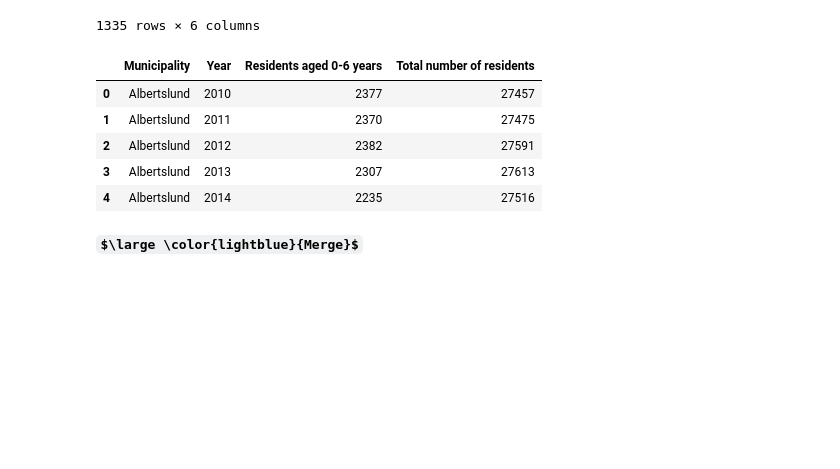
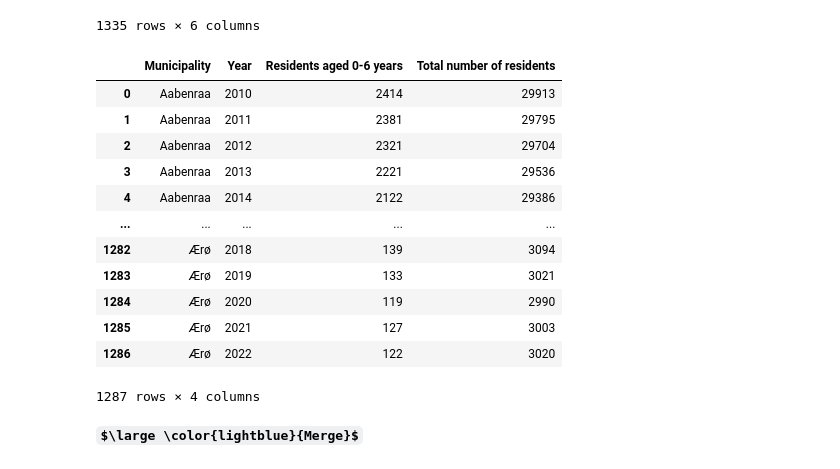
Before and after one commit to NumEconCopenhagen/projects-2023-agnete_louise_mathilde, a Jupyter notebook: dataproject/dataproject.ipynb, the cells around one changed output. Drawn from its saved outputs; the diff is of its cells as text; code cells hidden in the pictures; some formulas as TeX source; blank space fills up the shorter version.

```diff
--- a/dataproject/dataproject.ipynb
+++ b/dataproject/dataproject.ipynb
@@ -124,51 +124,58 @@ By_vars = Dst.get_variables(table_id='BY2')
 By_vars
 
 # Make the Dataframe
-variables_by = {'KOMK':['*'],'ALDER':['*'], 'KØN':['*'], 'Tid':['*']}
+variables_by = {'KOMK':['*'],'BYST':['*'],'ALDER':['*'], 'Tid':['*']}
 by_gen= Dst.get_data(table_id = 'BY2', variables=variables_by)
 by_gen.sort_values(by=['TID', 'KOMK'], inplace=True)
 
 # Rename the columns
-by_gen = by_gen.rename(columns={'KOMK':'Municipality','ALDER':'Age','KØN':'Gender', 'TID':'Year'})
+by_gen = by_gen.rename(columns={'KOMK':'Municipality','ALDER':'Age', 'TID':'Year'})
 
 # Remove non-numeric characters from the "Age" column (the observations in 'Age' are of the type "51 years" and not "51")
 by_gen['Age'] = by_gen['Age'].str.replace(' years?', '', regex=True).astype(int)
 
 # Filter the dataset to select rows where Age is between 0 and 6 years
 age_0_to_6 = by_gen[(by_gen['Age'] >= 0) & (by_gen['Age'] <= 6)]
 
 # Group the data by Municipality and Year and sum the number of persons
 grouped_data = age_0_to_6.groupby(['Municipality', 'Year'])['INDHOLD'].sum()
 
 # Convert the "Age" column to string type
 by_gen['Age'] = by_gen['Age'].astype(str)
 
 # Remove non-numeric characters from the "Age" column
 by_gen['Age'] = by_gen['Age'].str.replace(' years?', '', regex=True).astype(int)
 
 # Filter the dataset to select rows where Age is between 0 and 6 years
 age_0_to_6 = by_gen[(by_gen['Age'] >= 0) & (by_gen['Age'] <= 6)]
 
 # Group the data by Municipality and Year and sum the number of persons
 grouped_data = age_0_to_6.groupby(['Municipality', 'Year'])['INDHOLD'].sum().reset_index()
 grouped_data = grouped_data.rename(columns={'INDHOLD': 'Residents aged 0-6 years'})
 
 # Add a new column for the total number of residents
 total_residents = by_gen.groupby(['Municipality', 'Year'])['INDHOLD'].sum().reset_index()
 total_residents = total_residents.rename(columns={'INDHOLD': 'Total number of residents'})
 
 # Merge the two dataframes
 data2 = pd.merge(grouped_data, total_residents, on=['Municipality', 'Year'])
 
 # Print the result
-data2.head()
+data2
 # %% [output]
 |  | Municipality | Year | Residents aged 0-6 years | Total number of residents |
-| 0 | Albertslund | 2010 | 2377 | 27457 |
-| 1 | Albertslund | 2011 | 2370 | 27475 |
-| 2 | Albertslund | 2012 | 2382 | 27591 |
-| 3 | Albertslund | 2013 | 2307 | 27613 |
-| 4 | Albertslund | 2014 | 2235 | 27516 |
+| 0 | Aabenraa | 2010 | 2414 | 29913 |
+| 1 | Aabenraa | 2011 | 2381 | 29795 |
+| 2 | Aabenraa | 2012 | 2321 | 29704 |
+| 3 | Aabenraa | 2013 | 2221 | 29536 |
+| 4 | Aabenraa | 2014 | 2122 | 29386 |
+| ... | ... | ... | ... | ... |
+| 1282 | Ærø | 2018 | 139 | 3094 |
+| 1283 | Ærø | 2019 | 133 | 3021 |
+| 1284 | Ærø | 2020 | 119 | 2990 |
+| 1285 | Ærø | 2021 | 127 | 3003 |
+| 1286 | Ærø | 2022 | 122 | 3020 |
+1287 rows × 4 columns
 # %% [markdown]
 **$\large \color{lightblue}{Merge}$**
 # %%
```
Also changed, not shown: parts of 4 cells of this notebook.
